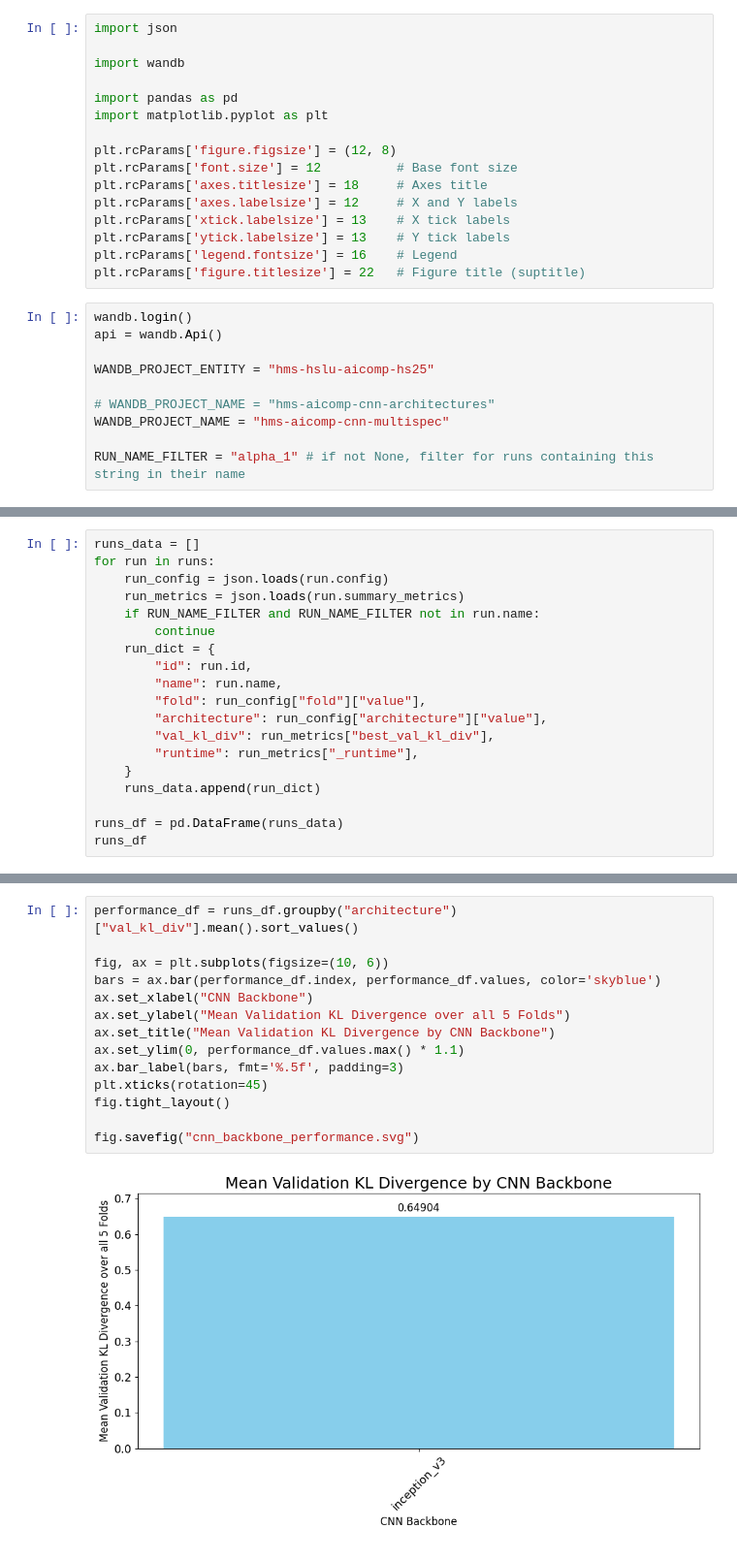
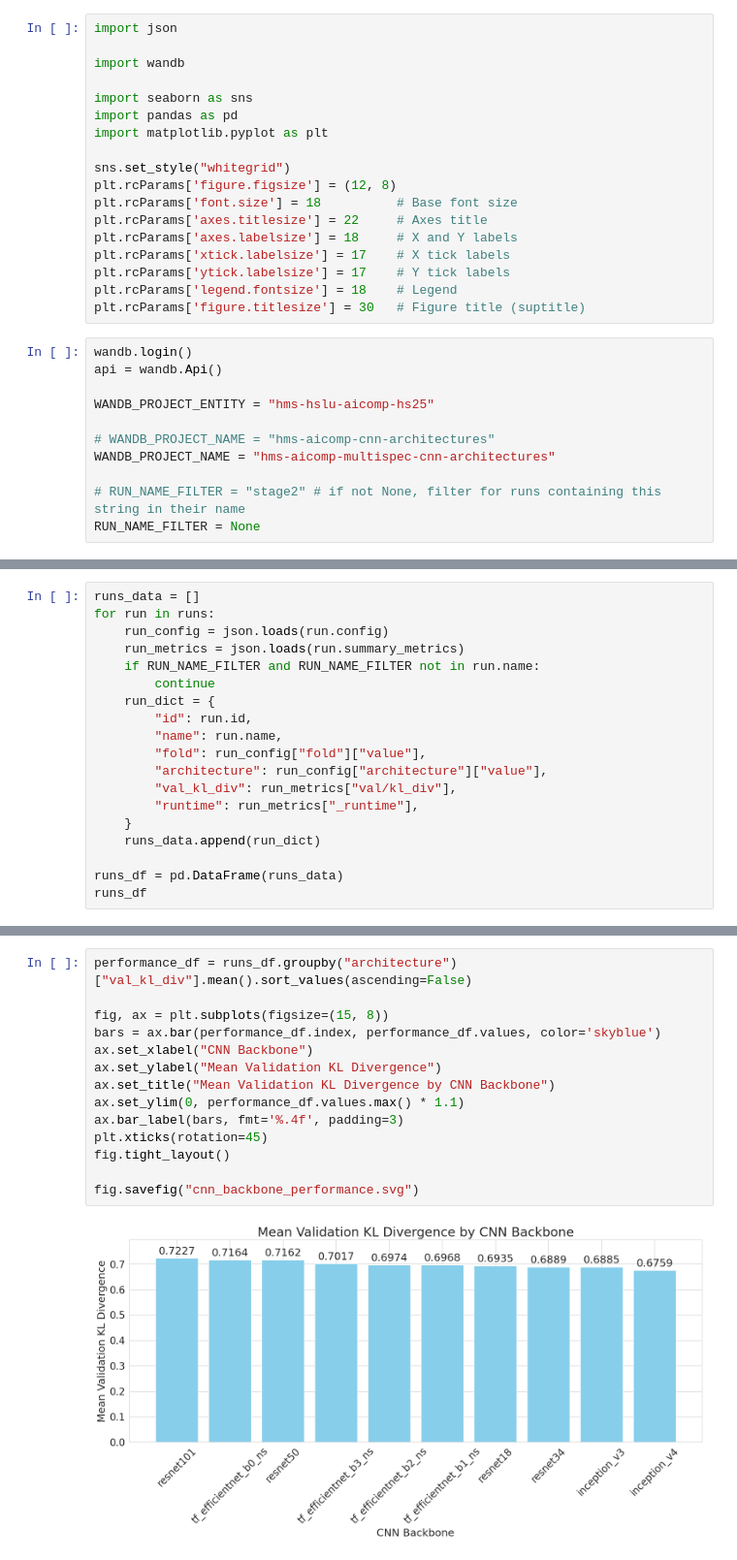
Before and after one commit to Davee02/HSLU.AICOMP.HMS, a Jupyter notebook: notebooks/visualizations/visualize_cnn_backbone_results.ipynb, the cells around one changed output, grey strips where cells are left out. Shown: that part at 97% size. Drawn from its saved outputs; the diff is of its cells as text.

Commit message:
add visualizations for final presentation and report

```diff
--- a/notebooks/visualizations/visualize_cnn_backbone_results.ipynb
+++ b/notebooks/visualizations/visualize_cnn_backbone_results.ipynb
@@ -3,17 +3,19 @@ import json
 
 import wandb
 
+import seaborn as sns
 import pandas as pd
 import matplotlib.pyplot as plt
 
+sns.set_style("whitegrid")
 plt.rcParams['figure.figsize'] = (12, 8)
-plt.rcParams['font.size'] = 12          # Base font size
-plt.rcParams['axes.titlesize'] = 18     # Axes title
-plt.rcParams['axes.labelsize'] = 12     # X and Y labels
-plt.rcParams['xtick.labelsize'] = 13    # X tick labels
-plt.rcParams['ytick.labelsize'] = 13    # Y tick labels
-plt.rcParams['legend.fontsize'] = 16    # Legend
-plt.rcParams['figure.titlesize'] = 22   # Figure title (suptitle)
+plt.rcParams['font.size'] = 18          # Base font size
+plt.rcParams['axes.titlesize'] = 22     # Axes title
+plt.rcParams['axes.labelsize'] = 18     # X and Y labels
+plt.rcParams['xtick.labelsize'] = 17    # X tick labels
+plt.rcParams['ytick.labelsize'] = 17    # Y tick labels
+plt.rcParams['legend.fontsize'] = 18    # Legend
+plt.rcParams['figure.titlesize'] = 30   # Figure title (suptitle)
 # %%
 wandb.login()
 api = wandb.Api()
@@ -21,9 +23,10 @@ api = wandb.Api()
 WANDB_PROJECT_ENTITY = "hms-hslu-aicomp-hs25"
 
 # WANDB_PROJECT_NAME = "hms-aicomp-cnn-architectures"
-WANDB_PROJECT_NAME = "hms-aicomp-cnn-multispec"
+WANDB_PROJECT_NAME = "hms-aicomp-multispec-cnn-architectures"
 
-RUN_NAME_FILTER = "alpha_1" # if not None, filter for runs containing this string in their name
+# RUN_NAME_FILTER = "stage2" # if not None, filter for runs containing this string in their name
+RUN_NAME_FILTER = None
 # %%
 runs = api.runs(f"{WANDB_PROJECT_ENTITY}/{WANDB_PROJECT_NAME}")
 print(f"Found {len(runs)} runs")
@@ -41,7 +44,7 @@ for run in runs:
         "name": run.name,
         "fold": run_config["fold"]["value"],
         "architecture": run_config["architecture"]["value"],
-        "val_kl_div": run_metrics["best_val_kl_div"],
+        "val_kl_div": run_metrics["val/kl_div"],
         "runtime": run_metrics["_runtime"],
     }
     runs_data.append(run_dict)
@@ -58,17 +72,17 @@ runs_df
 # %%
-performance_df = runs_df.groupby("architecture")["val_kl_div"].mean().sort_values()
+performance_df = runs_df.groupby("architecture")["val_kl_div"].mean().sort_values(ascending=False)
 
-fig, ax = plt.subplots(figsize=(10, 6))
+fig, ax = plt.subplots(figsize=(15, 8))
 bars = ax.bar(performance_df.index, performance_df.values, color='skyblue')
 ax.set_xlabel("CNN Backbone")
-ax.set_ylabel("Mean Validation KL Divergence over all 5 Folds")
+ax.set_ylabel("Mean Validation KL Divergence")
 ax.set_title("Mean Validation KL Divergence by CNN Backbone")
 ax.set_ylim(0, performance_df.values.max() * 1.1)
-ax.bar_label(bars, fmt='%.5f', padding=3)
+ax.bar_label(bars, fmt='%.4f', padding=3)
 plt.xticks(rotation=45)
 fig.tight_layout()
 
 fig.savefig("cnn_backbone_performance.svg")
 # %% [output]
-[figure, old version]
+[figure, new version]
 # %%
```
Also changed, not shown: parts of 3 cells of this notebook, 6 other files.
